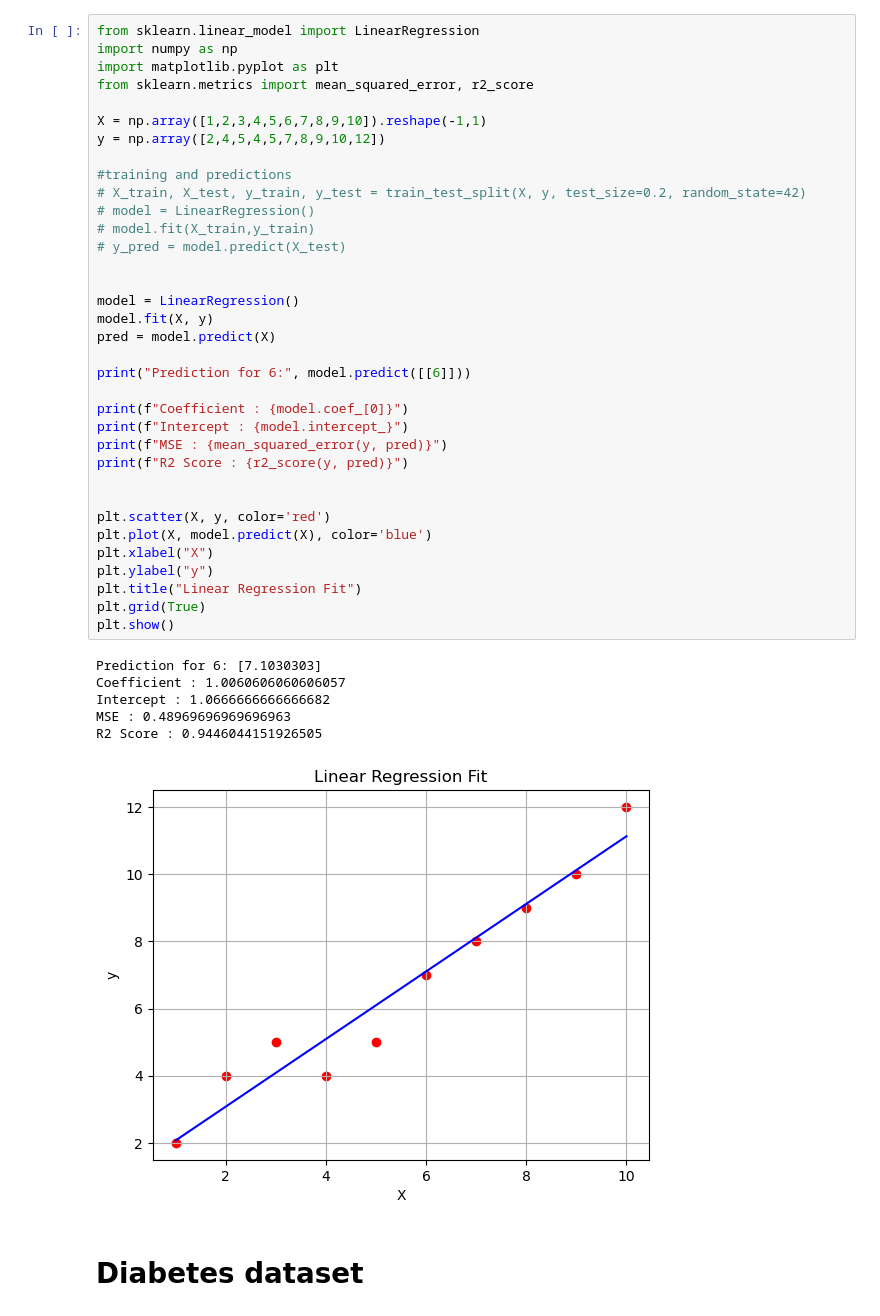
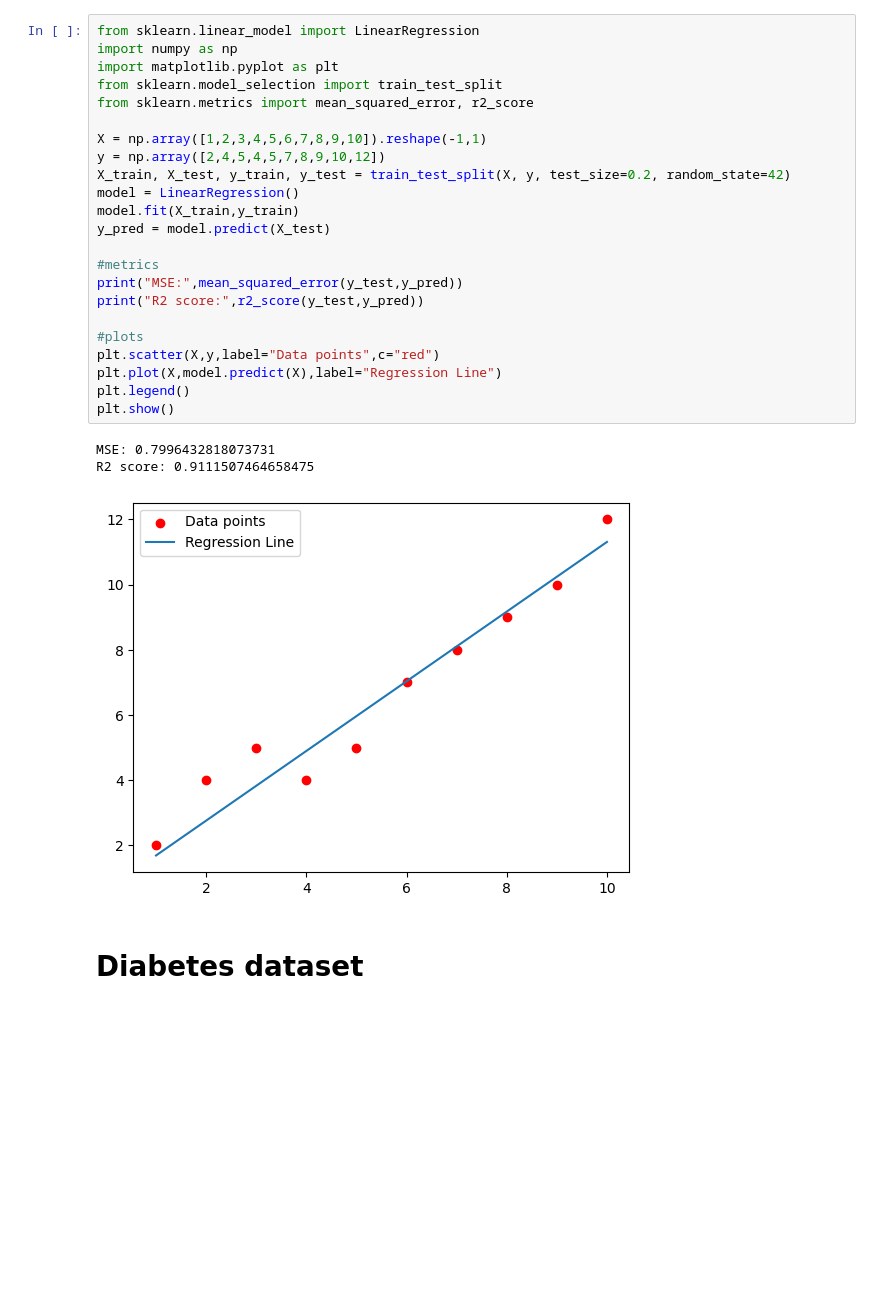
Before and after one commit to bharath-akurathi/machine_learning, a Jupyter notebook: 3_linear_regression.ipynb, the cells around one changed output. Saved outputs shown, nothing was run; the diff lists cells and outputs as text; blank space fills up the shorter version.

```diff
--- a/3_linear_regression.ipynb
+++ b/3_linear_regression.ipynb
@@ -1,45 +1,30 @@
 # %%
 from sklearn.linear_model import LinearRegression
 import numpy as np
 import matplotlib.pyplot as plt
+from sklearn.model_selection import train_test_split
 from sklearn.metrics import mean_squared_error, r2_score
 
 X = np.array([1,2,3,4,5,6,7,8,9,10]).reshape(-1,1)
 y = np.array([2,4,5,4,5,7,8,9,10,12])
+X_train, X_test, y_train, y_test = train_test_split(X, y, test_size=0.2, random_state=42)
+model = LinearRegression()
+model.fit(X_train,y_train)
+y_pred = model.predict(X_test)
 
-#training and predictions
-# X_train, X_test, y_train, y_test = train_test_split(X, y, test_size=0.2, random_state=42)
-# model = LinearRegression()
-# model.fit(X_train,y_train)
-# y_pred = model.predict(X_test)
+#metrics
+print("MSE:",mean_squared_error(y_test,y_pred))
+print("R2 score:",r2_score(y_test,y_pred))
 
-
-model = LinearRegression()
-model.fit(X, y)
-pred = model.predict(X)
-
-print("Prediction for 6:", model.predict([[6]]))
-
-print(f"Coefficient : {model.coef_[0]}")
-print(f"Intercept : {model.intercept_}")
-print(f"MSE : {mean_squared_error(y, pred)}")
-print(f"R2 Score : {r2_score(y, pred)}")
-
-
-plt.scatter(X, y, color='red')
-plt.plot(X, model.predict(X), color='blue')
-plt.xlabel("X")
-plt.ylabel("y")
-plt.title("Linear Regression Fit")
-plt.grid(True)
+#plots
+plt.scatter(X,y,label="Data points",c="red")
+plt.plot(X,model.predict(X),label="Regression Line")
+plt.legend()
 plt.show()
 # %% [output]
-Prediction for 6: [7.1030303]
-Coefficient : 1.0060606060606057
-Intercept : 1.0666666666666682
-MSE : 0.48969696969696963
-R2 Score : 0.9446044151926505
+MSE: 0.7996432818073731
+R2 score: 0.9111507464658475
-[figure, old version]
+[figure, new version]
 # %% [markdown]
 # Diabetes dataset
 # %%
```
Also changed, not shown: 5 other files.
